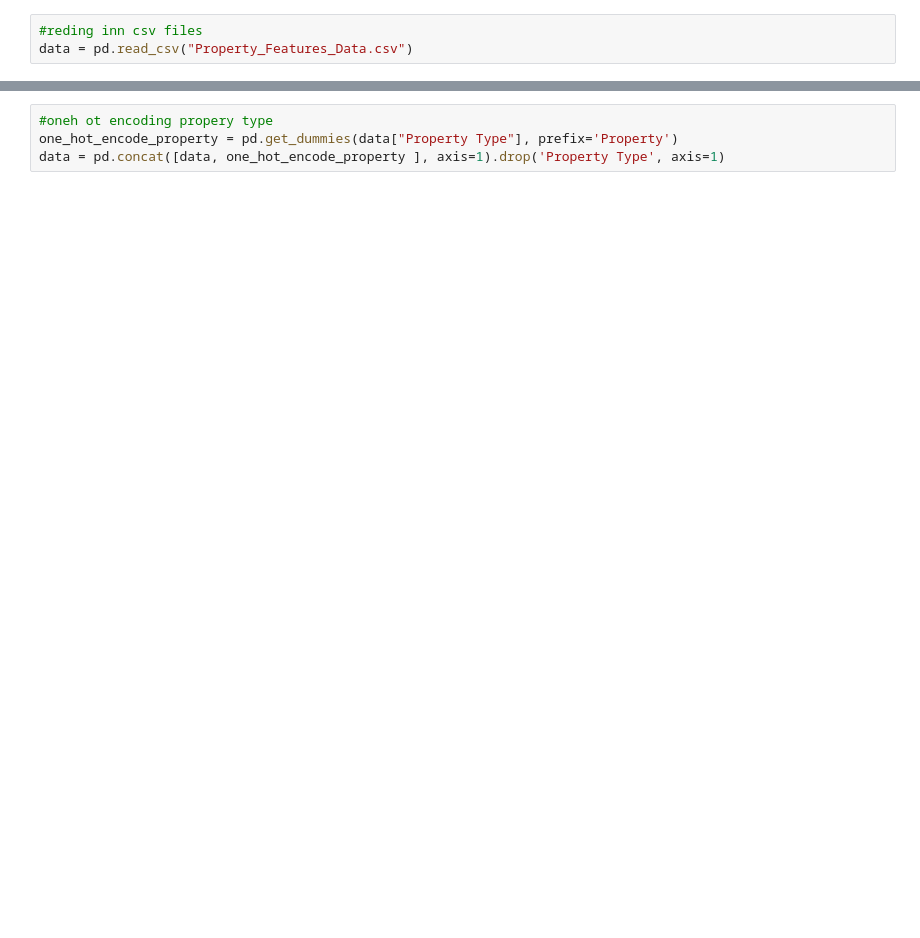
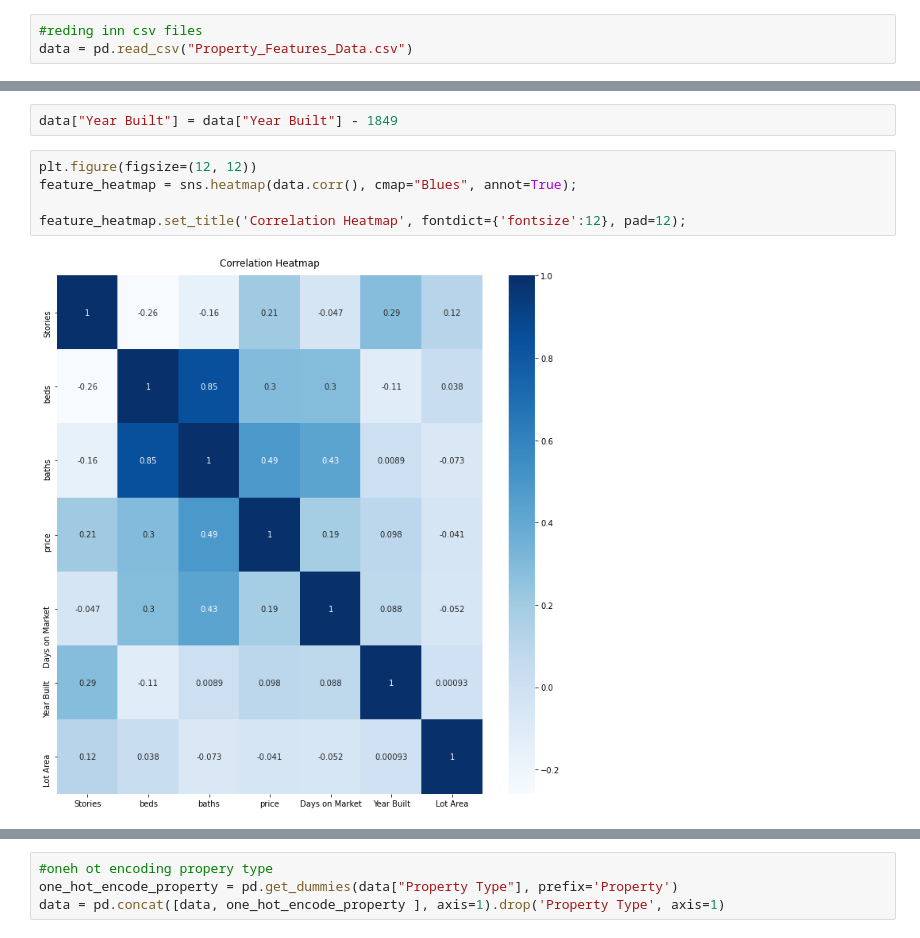
Before and after one commit to ethanstanley/Real-Estate-Predictor, a Jupyter notebook: house_value_model.ipynb, the cells around one changed output, grey strips where cells are left out. Saved outputs shown, nothing was run; the diff lists cells and outputs as text; blank space fills up the shorter version.

```diff
--- a/house_value_model.ipynb
+++ b/house_value_model.ipynb
@@ -12,0 +29,9 @@ data = pd.read_csv("Property_Features_Data.csv")
+# %%
+data["Year Built"] = data["Year Built"] - 1849
+# %%
+plt.figure(figsize=(12, 12))
+feature_heatmap = sns.heatmap(data.corr(), cmap="Blues", annot=True);
+
+feature_heatmap.set_title('Correlation Heatmap', fontdict={'fontsize':12}, pad=12);
+# %% [output]
+[figure, added]
```
Also changed, not shown: parts of 12 cells of this notebook, 1 other file.
